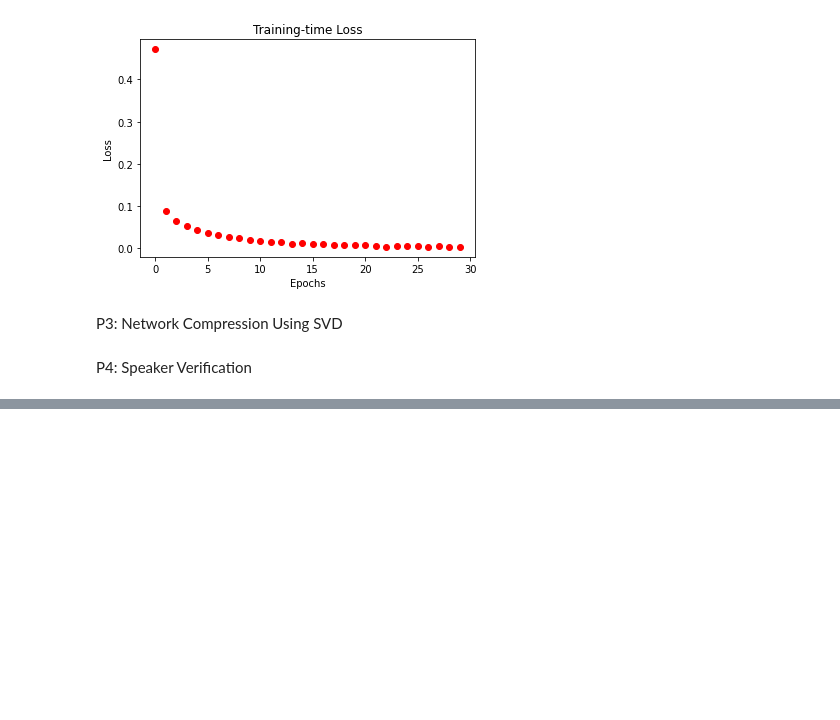
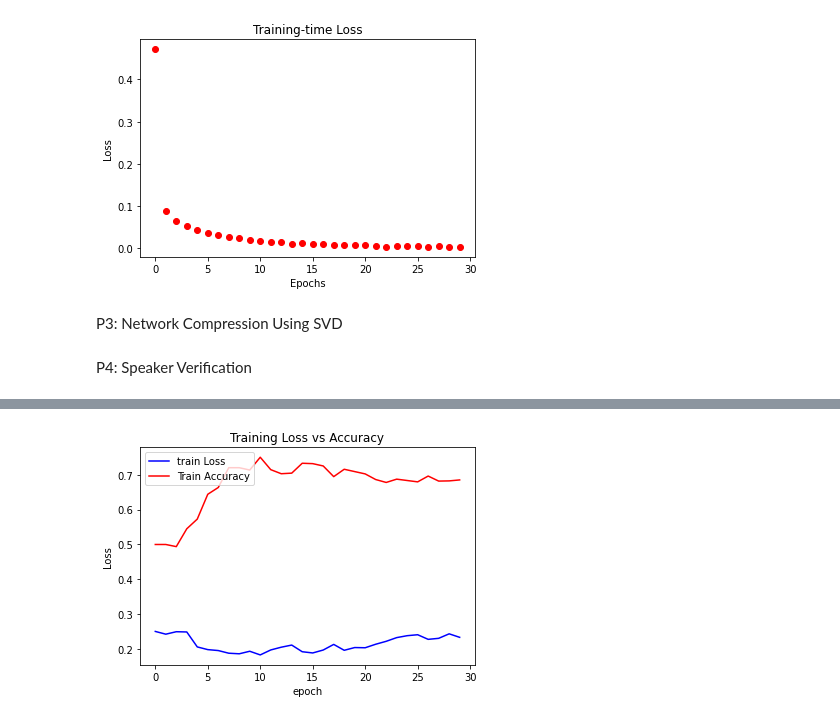
Before and after one commit to ram130849/Deep_Learning_Systems, a Jupyter notebook: TensorFlow/Ramki/E533_DLS_Assignment4.ipynb, the cells around one changed output, grey strips where cells are left out. Cells and saved outputs as stored; diff of their text form; code cells hidden in the pictures; blank space fills up the shorter version.

```diff
--- a/TensorFlow/Ramki/E533_DLS_Assignment4.ipynb
+++ b/TensorFlow/Ramki/E533_DLS_Assignment4.ipynb
@@ -316,2 +589,12 @@ P4: Speaker Verification
+# %%
+plt.plot(history.history["val_loss"],color='blue')
+plt.plot(history.history["val_accuracy"],color='red')
+plt.legend(["train Loss", "Train Accuracy"], loc="upper left")
+plt.title("Training Loss vs Accuracy")
+plt.ylabel("Loss")
+plt.xlabel("epoch")
+plt.show()
+# %% [output]
+[figure, added]
 # %%
 b
```
Also changed, not shown: parts of 29 cells of this notebook.
